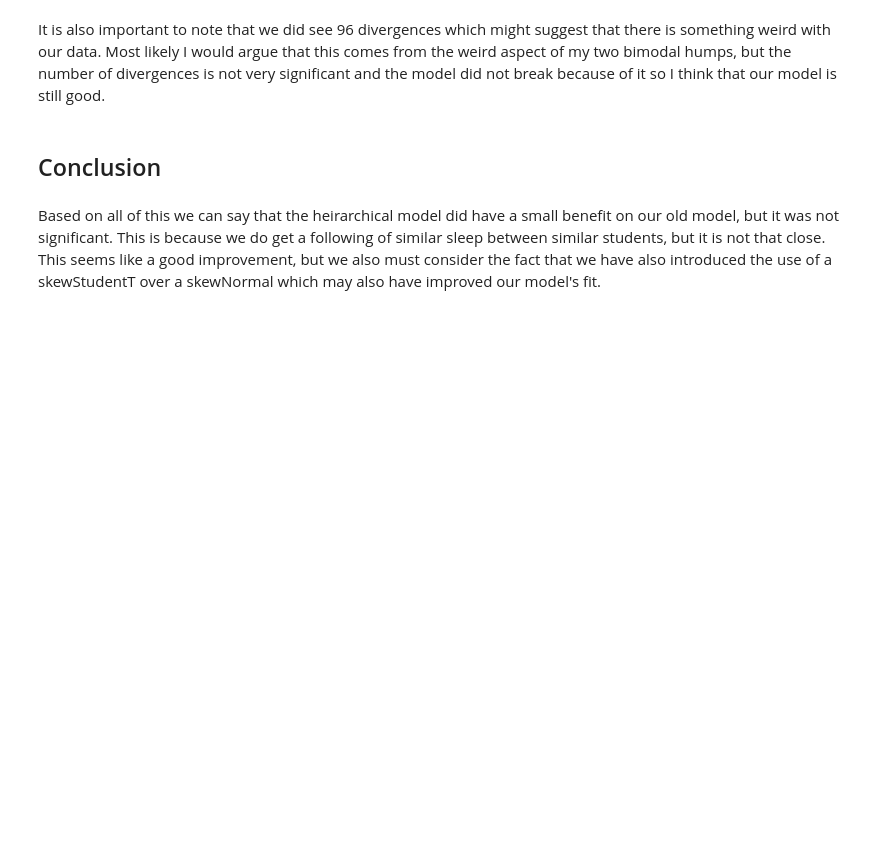
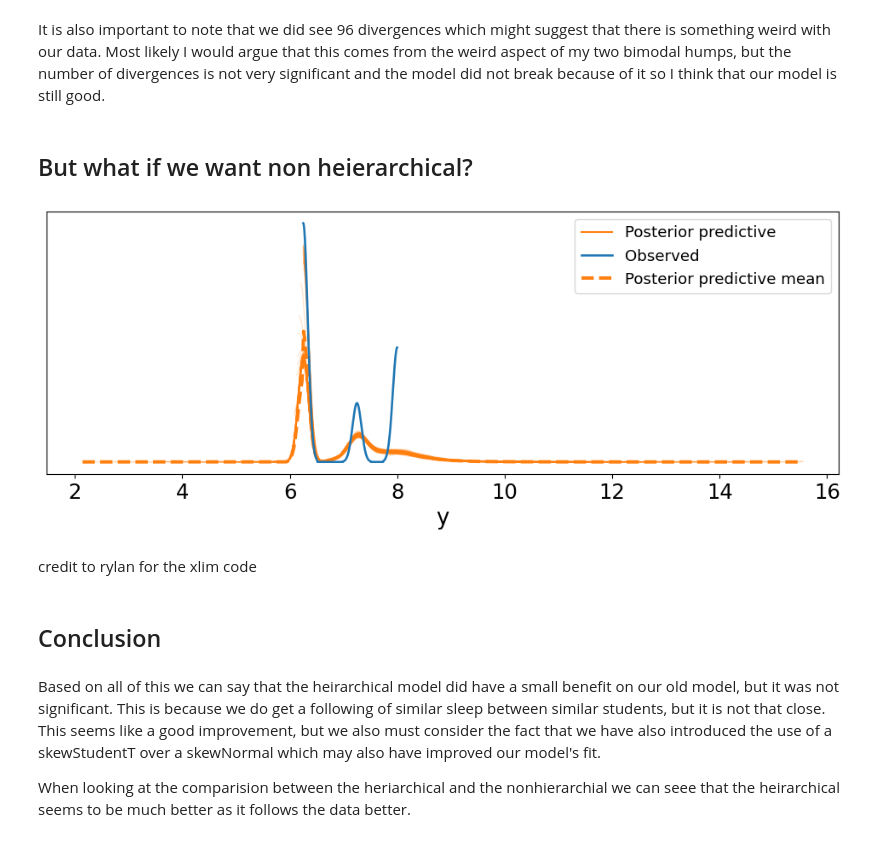
Before and after one commit to Orange314159/DataScience, a Jupyter notebook: MattRobsU4proj.ipynb, the cells around one changed output. Saved outputs shown, nothing was run; the diff lists cells and outputs as text; code cells hidden in the pictures; blank space fills up the shorter version.

```diff
--- a/MattRobsU4proj.ipynb
+++ b/MattRobsU4proj.ipynb
@@ -147,3 +171,27 @@ Well look at that!
 This models has worked pretty well. This even looks possible a bit better than before in unit three. As we can see from this model it predicts my subjects sleep very close to the observed sleep, and it even makes sense in the context of our situation. We observe some peaks in our data that seem to sugest that there might be a bimodal distribution, but based on the context of this being sleep time data, we would not expect a bimodal distribuation so our posterior is very good for following the data in thi way.
 # %% [markdown]
 It is also important to note that we did see 96 divergences which might suggest that there is something weird with our data. Most likely I would argue that this comes from the weird aspect of my two bimodal humps, but the number of divergences is not very significant and the model did not break because of it so I think that our model is still good.
+# %% [markdown]
+## But what if we want non heierarchical?
+# %%
+with pm.Model(coords=sleep_coords) as sleep_nh_model:
+    μ = pm.StudentT('μ',
+                  mu = 7,
+                  sigma = 2,
+                  nu = 2,
+                  dims = "subject")
+
+    σ = pm.HalfStudentT('σ', sigma = 10,
+                        nu = 2,
+                        dims = "subject")
+    a_prior = pm.Gamma('a_prior', alpha=1, beta=1, dims="subject")
+    b_prior = pm.Gamma('b_prior', alpha=1, beta=1, dims="subject")
+
+    y = pm.SkewStudentT('y',
+                  mu = μ[sleep_idx],
+                  sigma = σ[sleep_idx],
+                  a = a_prior[sleep_idx],
+                  b = b_prior[sleep_idx],
+                  observed = combined_sleep_df.sleep_amount[sleep_idx])
+
+    idata_sleep_nh = pm.sample(target_accept=0.9)
@@ -150,4 +200,16 @@ It is also important to note that we did see 96 divergences which might suggest
+# %%
+# fig, ax = plt.subplots(figsize=(8, 6))
+# az.plot_ppc(idata_sleep_nh, num_pp_samples=500, ax=ax, colors=["C1", "C0", "C3"])
+# ax.set_xlim(-12.25, 13.25)
+# plt.show()
+az.plot_ppc(idata_sleep_nh, num_pp_samples=100, figsize=(12, 4), colors=["C1", "C0", "C1"]);
+# %% [output]
+[figure, added]
+# %% [markdown]
+credit to rylan for the xlim code
 # %% [markdown]
 ## Conclusion
 # %% [markdown]
 Based on all of this we can say that the heirarchical model did have a small benefit on our old model, but it was not significant. This is because we do get a following of similar sleep between similar students, but it is not that close. This seems like a good improvement, but we also must consider the fact that we have also introduced the use of a skewStudentT over a skewNormal which may also have improved our model's fit.
+
+When looking at the comparision between the heriarchical and the nonhierarchial we can seee that the heirarchical seems to be much better as it follows the data better.
```
Also changed, not shown: parts of 8 cells of this notebook.
